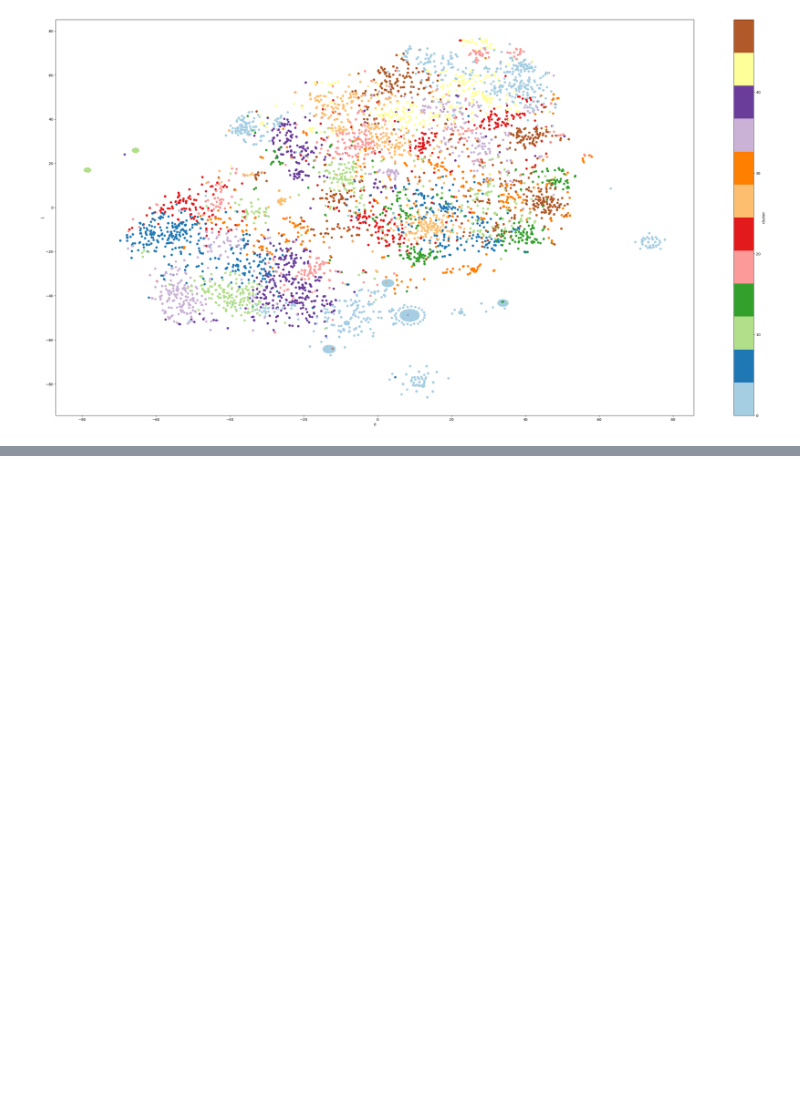
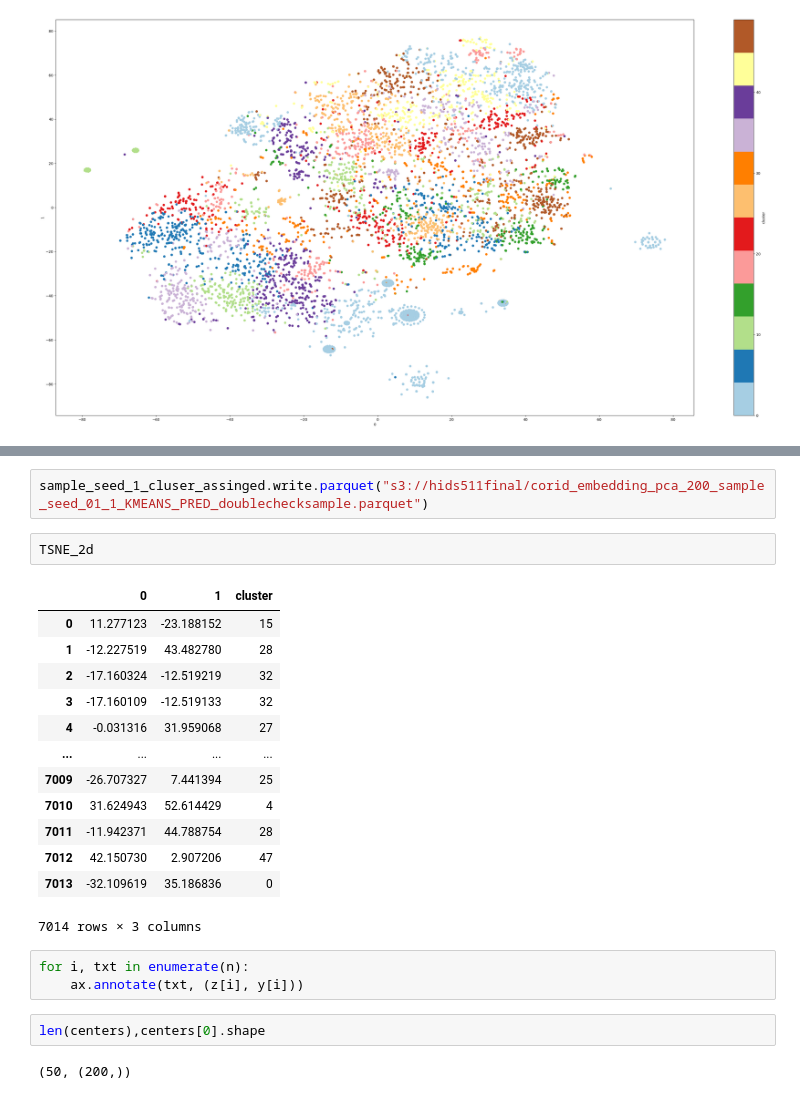
Before and after one commit to asaiyed10/cord19specter, a Jupyter notebook: exploratory_analysis/kmeans_clustering.ipynb, the cells around one changed output, grey strips where cells are left out. Saved outputs shown, nothing was run; the diff lists cells and outputs as text; blank space fills up the shorter version.

```diff
--- a/exploratory_analysis/kmeans_clustering.ipynb
+++ b/exploratory_analysis/kmeans_clustering.ipynb
@@ -160,0 +225,25 @@ plt.close()
+# %%
+sample_seed_1_cluser_assinged.write.parquet("s3://hids511final/corid_embedding_pca_200_sample_seed_01_1_KMEANS_PRED_doublechecksample.parquet")
+# %%
+TSNE_2d
+# %% [output]
+|  | 0 | 1 | cluster |
+| 0 | 11.277123 | -23.188152 | 15 |
+| 1 | -12.227519 | 43.482780 | 28 |
+| 2 | -17.160324 | -12.519219 | 32 |
+| 3 | -17.160109 | -12.519133 | 32 |
+| 4 | -0.031316 | 31.959068 | 27 |
+| ... | ... | ... | ... |
+| 7009 | -26.707327 | 7.441394 | 25 |
+| 7010 | 31.624943 | 52.614429 | 4 |
+| 7011 | -11.942371 | 44.788754 | 28 |
+| 7012 | 42.150730 | 2.907206 | 47 |
+| 7013 | -32.109619 | 35.186836 | 0 |
+7014 rows × 3 columns
+# %%
+for i, txt in enumerate(n):
+    ax.annotate(txt, (z[i], y[i]))
+# %%
+len(centers),centers[0].shape
+# %% [output]
+(50, (200,))
```
Also changed, not shown: parts of 5 cells of this notebook, 1 other file.
